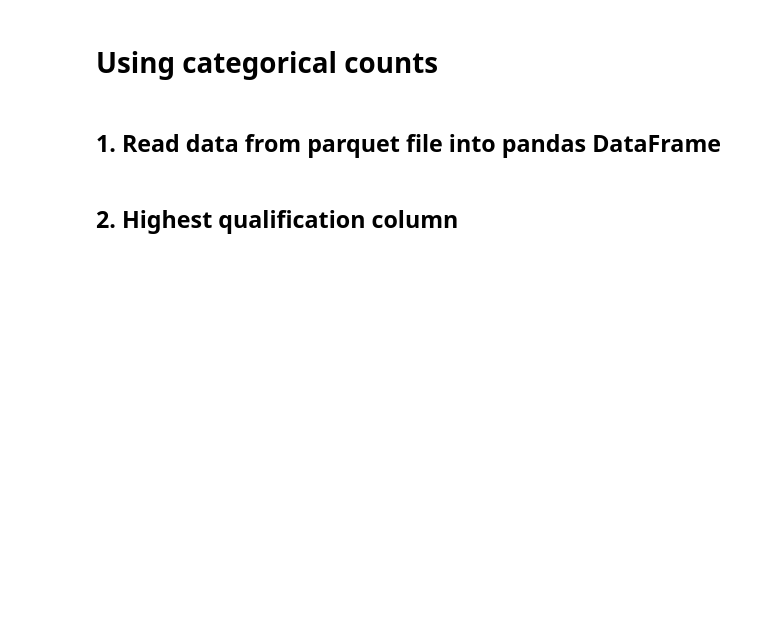
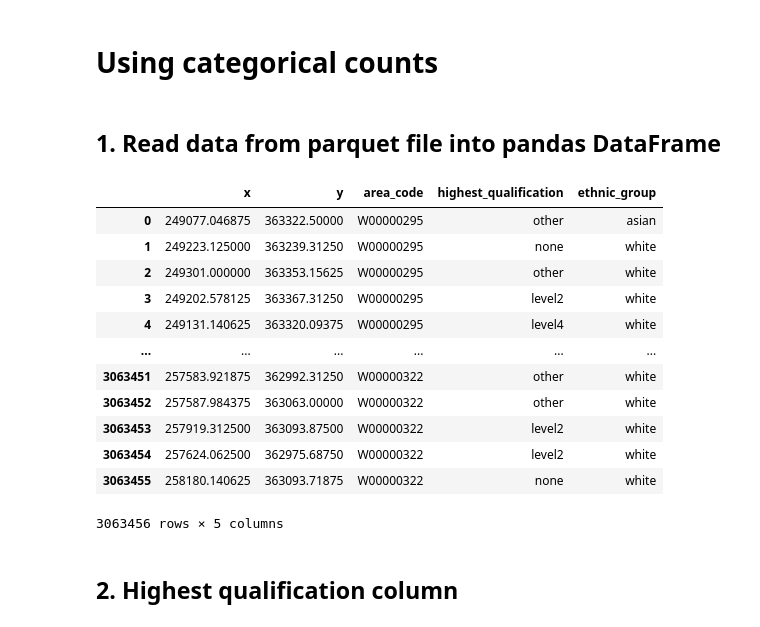
Before and after one commit to ianthomas23/pycon-uk-2022, a Jupyter notebook: 2_highest_qualification.ipynb, the cells around one changed output. Drawn from its saved outputs; the diff is of its cells as text; code cells hidden in the pictures; blank space fills up the shorter version.

```diff
--- a/2_highest_qualification.ipynb
+++ b/2_highest_qualification.ipynb
@@ -8,9 +8,23 @@ import pandas as pd
 # %% [markdown]
 ## 1. Read data from parquet file into pandas DataFrame
 # %%
-df = pd.read_parquet("parq")
-#df = pd.read_parquet("parq/wales.parq")
+#df = pd.read_parquet("parq")
+df = pd.read_parquet("parq/wales.parq")
 df
+# %% [output]
+|  | x | y | area_code | highest_qualification | ethnic_group |
+| 0 | 249077.046875 | 363322.50000 | W00000295 | other | asian |
+| 1 | 249223.125000 | 363239.31250 | W00000295 | none | white |
+| 2 | 249301.000000 | 363353.15625 | W00000295 | other | white |
+| 3 | 249202.578125 | 363367.31250 | W00000295 | level2 | white |
+| 4 | 249131.140625 | 363320.09375 | W00000295 | level4 | white |
+| ... | ... | ... | ... | ... | ... |
+| 3063451 | 257583.921875 | 362992.31250 | W00000322 | other | white |
+| 3063452 | 257587.984375 | 363063.00000 | W00000322 | other | white |
+| 3063453 | 257919.312500 | 363093.87500 | W00000322 | level2 | white |
+| 3063454 | 257624.062500 | 362975.68750 | W00000322 | level2 | white |
+| 3063455 | 258180.140625 | 363093.71875 | W00000322 | none | white |
+3063456 rows × 5 columns
 # %% [markdown]
 ## 2. Highest qualification column
 # %%
```
Also changed, not shown: parts of 3 cells of this notebook, 3 other files.
